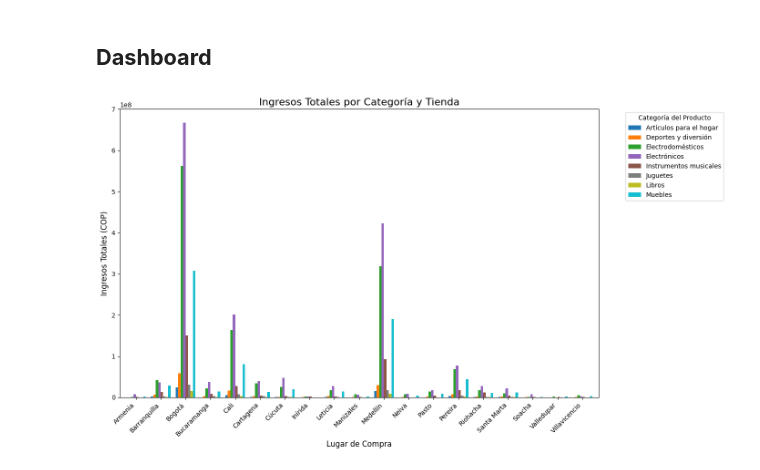
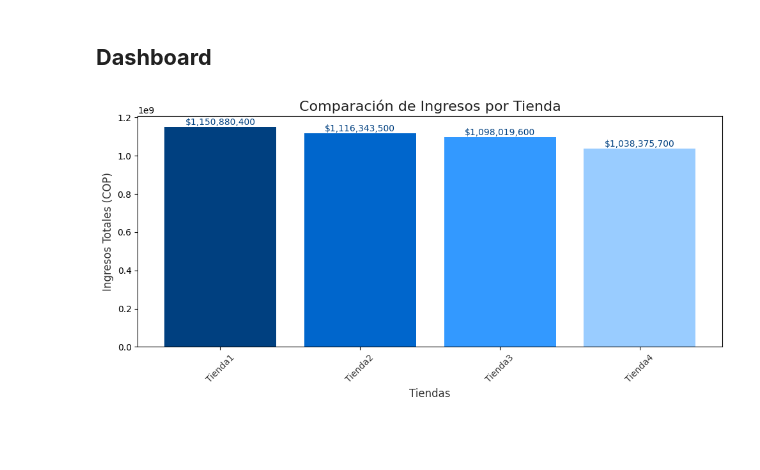
Before and after one commit to YajaGen/Tiendas-Alura, a Jupyter notebook: AluraStoreLatam.ipynb, the cells around one changed output. Saved outputs shown, nothing was run; the diff lists cells and outputs as text; code cells hidden in the pictures; blank space fills up the shorter version.

```diff
--- a/AluraStoreLatam.ipynb
+++ b/AluraStoreLatam.ipynb
@@ -465,0 +227,18 @@ print(envio_promedio_por_tienda_cop)
+# %%
+# Crear una lista con los DataFrames individuales y los nombres de las tiendas
+tiendas = [tienda, tienda2, tienda3, tienda4]
+nombres = ["Tienda1", "Tienda2", "Tienda3", "Tienda4"]
+
+# Cálculo detallado del envío promedio para cada tienda
+envios_promedio = []
+for idx, tienda in enumerate(tiendas):
+    suma_envios = tienda["Costo de envío"].sum()  # Uso del nombre correcto de la columna
+    total_envios = tienda["Costo de envío"].count()
+    envio_promedio = suma_envios / total_envios
+    envios_promedio.append(envio_promedio)
+    # Mostrar cálculos paso a paso
+    print(f"Cálculos para {nombres[idx]}:")
+    print(f"  - Suma de costos de envío: ${suma_envios:,.2f} COP")
+    print(f"  - Total de envíos: {total_envios}")
+    print(f"  - Envío promedio: ${envio_promedio:,.2f} COP")
+    print("-" * 50)
@@ -498,4 +268,34 @@ def generar_barras_agrupadas(df_combined):
-# %%
-generar_barras_agrupadas(df_combined)
-# %% [output]
-[figure, removed]
+# %%
+import matplotlib.pyplot as plt
+
+def grafico_ingresos_corporativo(nombres, ingresos):
+    plt.figure(figsize=(10, 5))
+
+    colores_corporativos = ["#004080", "#0066CC", "#3399FF", "#99CCFF"]
+
+    bars = plt.bar(nombres, ingresos, color=colores_corporativos)
+
+    # Etiquetas y estilo del gráfico
+    plt.xlabel("Tiendas", fontsize=12, color="#333333")  # Ajusta colores y fuentes
+    plt.ylabel("Ingresos Totales (COP)", fontsize=12, color="#333333")
+    plt.title("Comparación de Ingresos por Tienda", fontsize=16, color="#222222")
+    plt.xticks(rotation=45, fontsize=10, color="#333333")
+
+    # Añadir etiquetas en las barras
+    for bar in bars:
+        height = bar.get_height()
+        plt.text(
+            bar.get_x() + bar.get_width() / 2,
+            height + 1000,
+            f"${int(height):,}",
+            ha='center', va='bottom', fontsize=10, color="#004080"
+        )
+
+    # Ajustar diseño
+    plt.tight_layout()
+    plt.show()
+
+# Llamar a la función con los datos
+grafico_ingresos_corporativo(nombres, ingresos_por_tienda)
+# %% [output]
+[figure, added]
```
Also changed, not shown: parts of 18 cells of this notebook.
